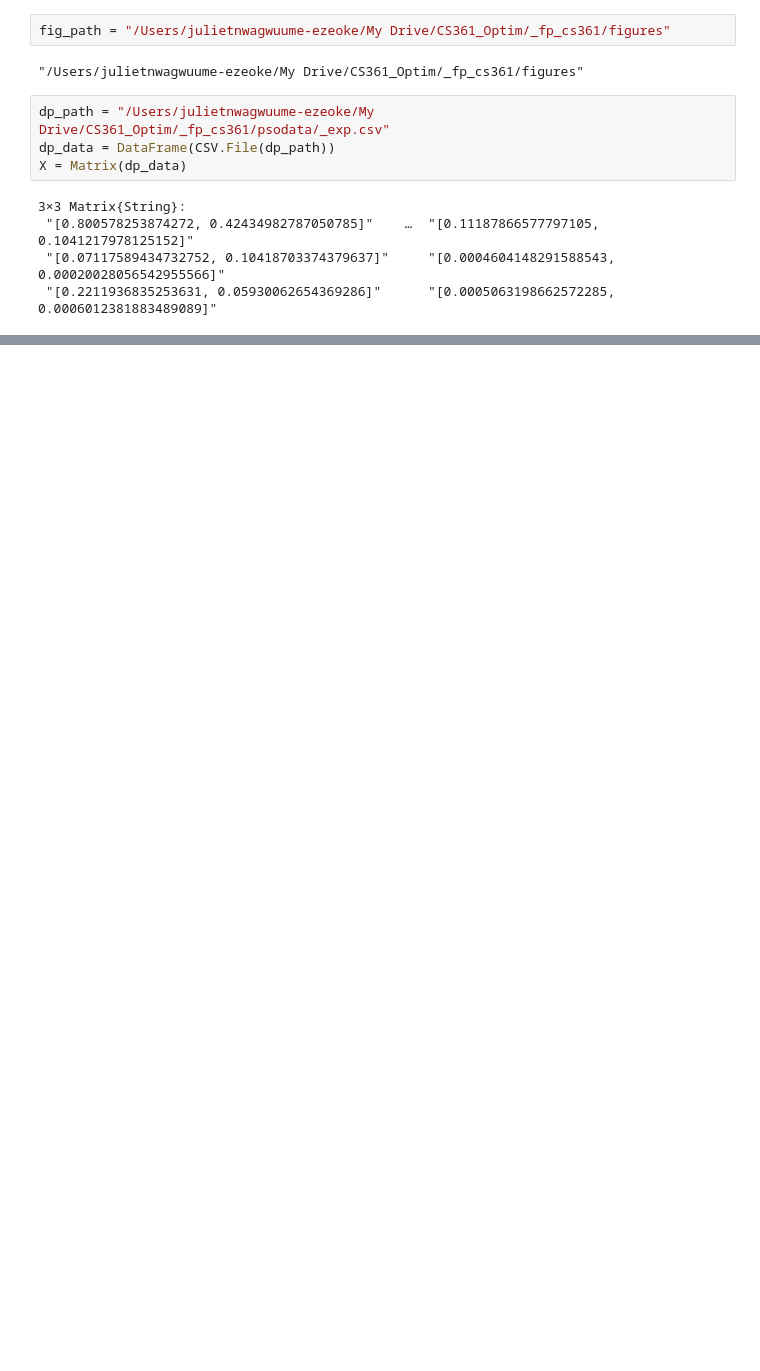
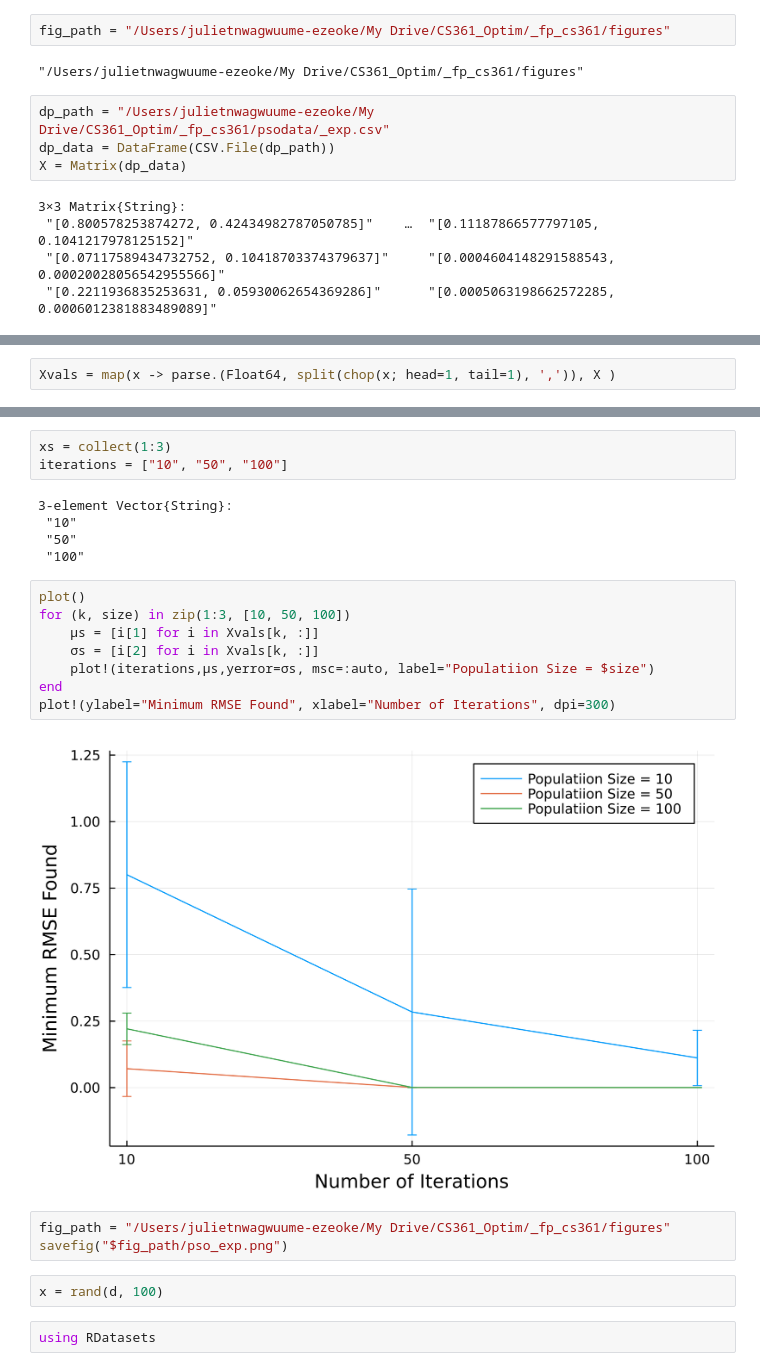
Before and after one commit to juliet29/fp_cs361, a Jupyter notebook: notebooks/pso_exp_plot.ipynb, the cells around one changed output, grey strips where cells are left out. Saved outputs shown, nothing was run; the diff lists cells and outputs as text; blank space fills up the shorter version.

```diff
--- a/notebooks/pso_exp_plot.ipynb
+++ b/notebooks/pso_exp_plot.ipynb
@@ -34,0 +20,2 @@ mean = [0.8 0.284 0.11;
+# %%
+Xvals = map(x -> parse.(Float64, split(chop(x; head=1, tail=1), ',')), X )
@@ -34,0 +41,25 @@ mean = [0.8 0.284 0.11;
+# %%
+xs = collect(1:3)
+iterations = ["10", "50", "100"]
+# %% [output]
+3-element Vector{String}:
+ "10"
+ "50"
+ "100"
+# %%
+plot()
+for (k, size) in zip(1:3, [10, 50, 100])
+    μs = [i[1] for i in Xvals[k, :]]
+    σs = [i[2] for i in Xvals[k, :]]
+    plot!(iterations,μs,yerror=σs, msc=:auto, label="Populatiion Size = $size")
+end
+plot!(ylabel="Minimum RMSE Found", xlabel="Number of Iterations", dpi=300)
+# %% [output]
+[figure, added]
+# %%
+fig_path = "/Users/julietnwagwuume-ezeoke/My Drive/CS361_Optim/_fp_cs361/figures"
+savefig("$fig_path/pso_exp.png")
+# %%
+x = rand(d, 100)
+# %%
+using RDatasets
```
Also changed, not shown: parts of 17 cells of this notebook, 13 other files.
